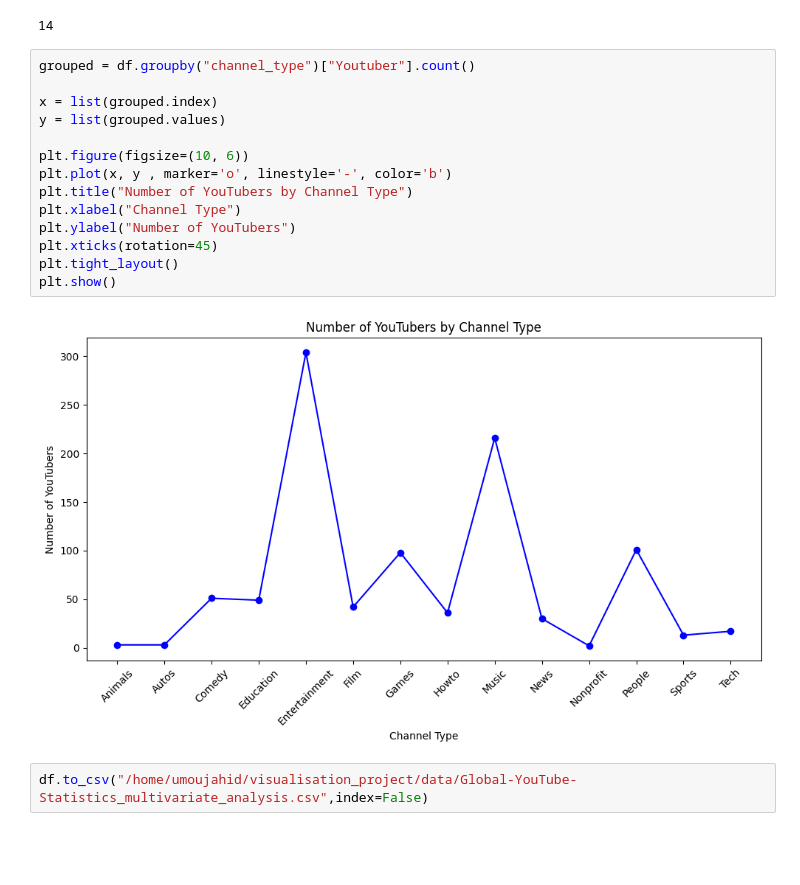
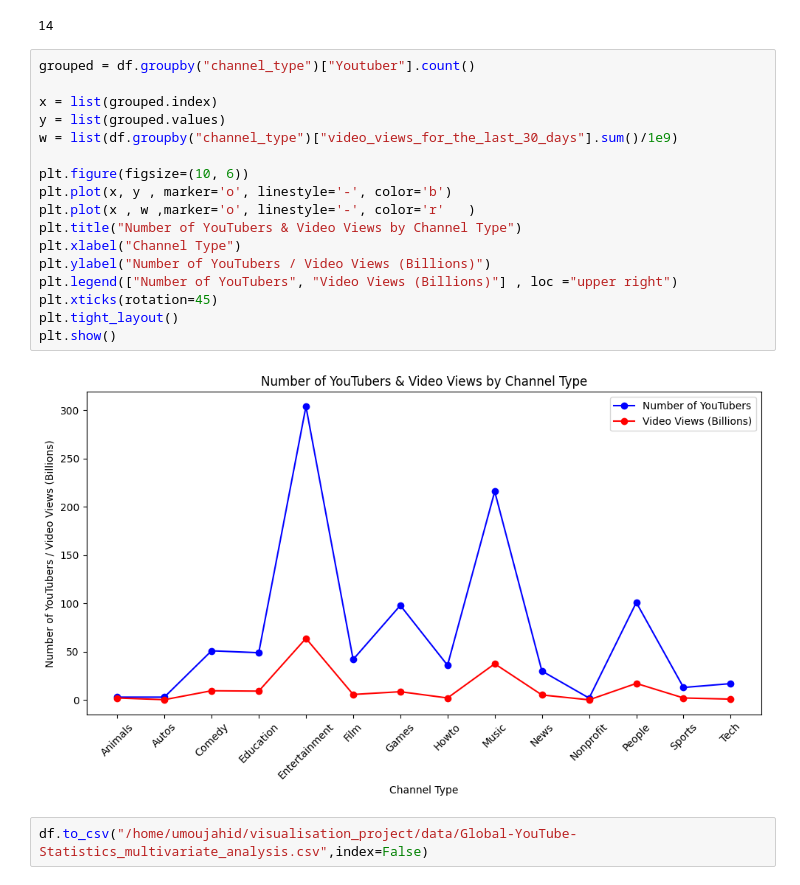
Before and after one commit to elmoujahidayoub171/Youtube-analysis-project, a Jupyter notebook: notebooks/AnalyseMultivarie_0.ipynb, the cells around one changed output. Saved outputs shown, nothing was run; the diff lists cells and outputs as text; blank space fills up the shorter version.

```diff
--- a/notebooks/AnalyseMultivarie_0.ipynb
+++ b/notebooks/AnalyseMultivarie_0.ipynb
@@ -63,19 +63,22 @@ df["channel_type"].nunique()
 # %%
 grouped = df.groupby("channel_type")["Youtuber"].count()
 
 x = list(grouped.index)
 y = list(grouped.values)
+w = list(df.groupby("channel_type")["video_views_for_the_last_30_days"].sum()/1e9)
 
 plt.figure(figsize=(10, 6))
 plt.plot(x, y , marker='o', linestyle='-', color='b')
-plt.title("Number of YouTubers by Channel Type")
+plt.plot(x , w ,marker='o', linestyle='-', color='r'   )
+plt.title("Number of YouTubers & Video Views by Channel Type")
 plt.xlabel("Channel Type")
-plt.ylabel("Number of YouTubers")
+plt.ylabel("Number of YouTubers / Video Views (Billions)")
+plt.legend(["Number of YouTubers", "Video Views (Billions)"] , loc ="upper right")
 plt.xticks(rotation=45)
 plt.tight_layout()
 plt.show()
 # %% [output]
-[figure, old version]
+[figure, new version]
 # %%
 df.to_csv("/home/umoujahid/visualisation_project/data/Global-YouTube-Statistics_multivariate_analysis.csv",index=False)
 # %% [markdown]
```
